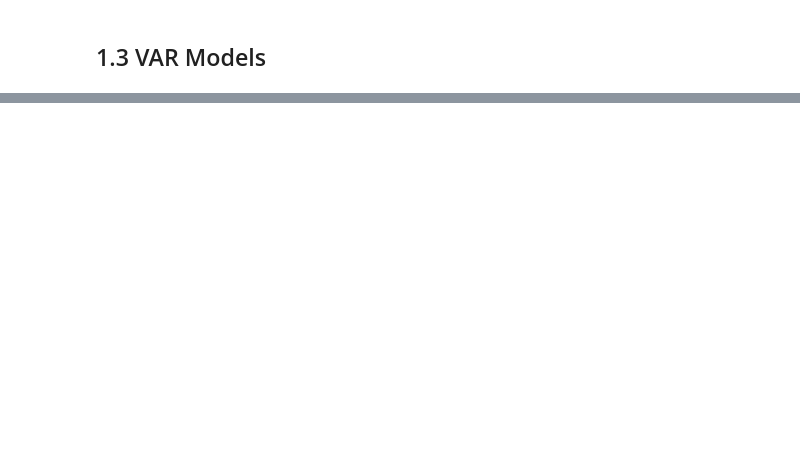
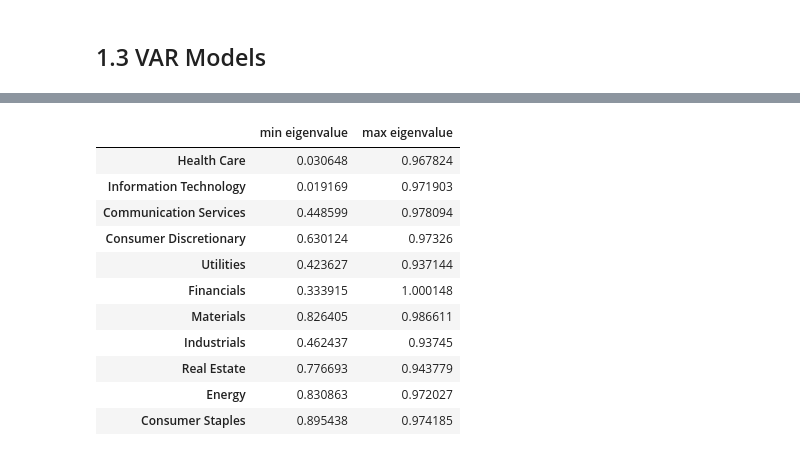
Before and after one commit to limited-fion/fspml-ee4, a Jupyter notebook: FSPML.ipynb, the cells around one changed output, grey strips where cells are left out. Saved outputs shown, nothing was run; the diff lists cells and outputs as text; code cells hidden in the pictures; blank space fills up the shorter version.

```diff
--- a/FSPML.ipynb
+++ b/FSPML.ipynb
@@ -345,18 +378,43 @@ for i in range(10):
 # %%
 # 1.3.5
+w = 66
+eig_df = pd.DataFrame(columns = info['GICS Sector'].unique(),
+                      index = ['min eigenvalue', 'max eigenvalue'])
+# For each sector compute statistics on eigenvalues.
+for sector in info['GICS Sector'].unique():
 
-eig_analysis = pd.DataFrame(columns=["Min", "Max"], index=info['GICS Sector'].unique())
+    # Define portfolio of the sector.
+    tickers = info.loc[info['GICS Sector'] == sector]['Symbol'].tolist()
+    stocks = df[tickers]
 
-for sector in info['GICS Sector'].unique():
-    tickers = info.loc[info['GICS Sector']==sector]['Symbol'].tolist()
-    stocks = df[tickers]
-    stocks_ma = stocks.rolling(window=66).mean()
-    stocks_detrended = stocks.sub(stocks_ma).dropna()
-    model = VAR(stocks_detrended)
+    # Compute moving average and detrend prices.
+    move_avg = stocks.rolling(window = w).mean()
+    detrended = stocks.sub(move_avg).dropna()
+
+    detrended.index = pd.DatetimeIndex(detrended.index).to_period('D')
+
+    # Fit model.
+    model = VAR(detrended)
     results = model.fit(1)
-    A_Mat = results.params[1:].values
-    eigA, _ = np.linalg.eig(A_Mat)
-    eig_analysis.at[sector, "Min"] = abs(np.min(eigA))
-    eig_analysis.at[sector, "Max"] = abs(np.max(eigA))
 
-display(eig_analysis)
+    # Compute and save eigenvalues.
+    A = results.params[1:].values
+    eigA, _ = np.linalg.eig(A)
+
+    eig_df[sector]['min eigenvalue'] = np.min(abs(eigA))
+    eig_df[sector]['max eigenvalue'] = np.max(abs(eigA))
+# %%
+display(eig_df.T)
+# %% [output]
+|  | min eigenvalue | max eigenvalue |
+| Health Care | 0.030648 | 0.967824 |
+| Information Technology | 0.019169 | 0.971903 |
+| Communication Services | 0.448599 | 0.978094 |
+| Consumer Discretionary | 0.630124 | 0.97326 |
+| Utilities | 0.423627 | 0.937144 |
+| Financials | 0.333915 | 1.000148 |
+| Materials | 0.826405 | 0.986611 |
+| Industrials | 0.462437 | 0.93745 |
+| Real Estate | 0.776693 | 0.943779 |
+| Energy | 0.830863 | 0.972027 |
+| Consumer Staples | 0.895438 | 0.974185 |
```
Also changed, not shown: parts of 3 cells of this notebook.
